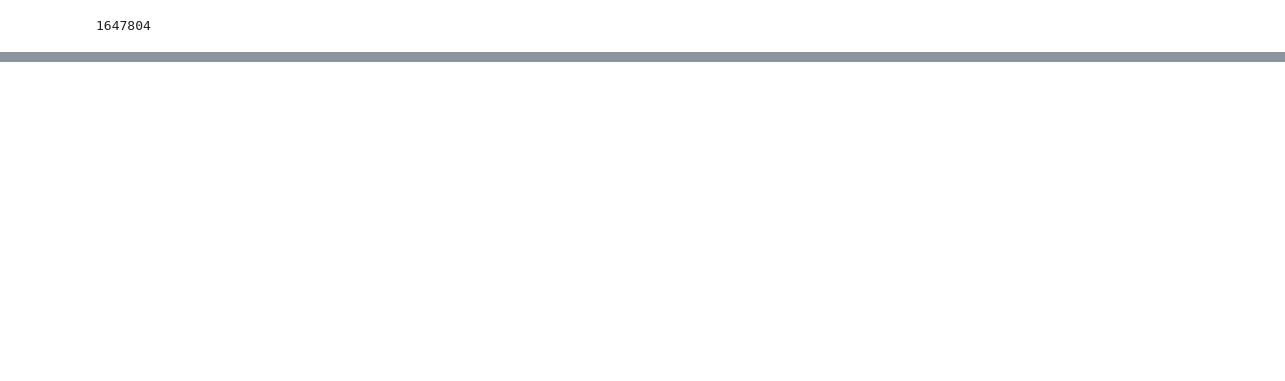
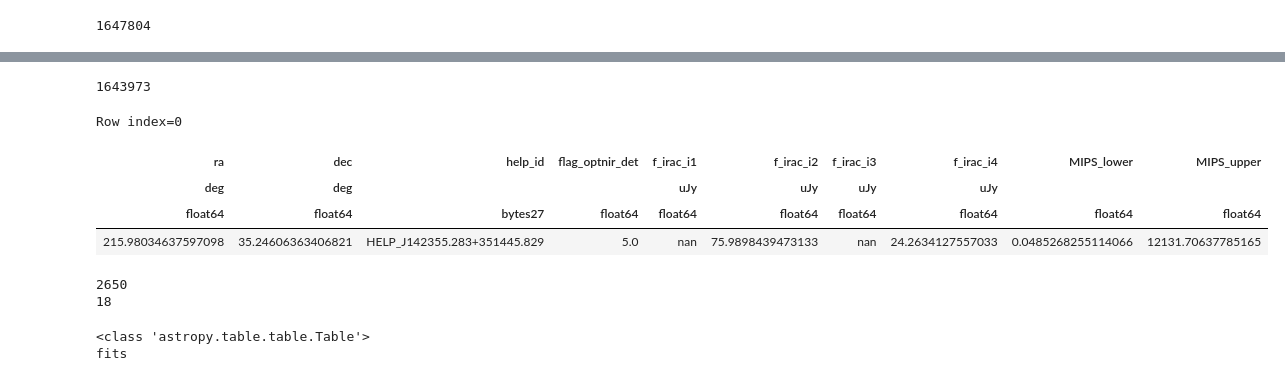
Before and after one commit to StevenDuivenvoorden/FIR-group, a Jupyter notebook: Ian/lofar/deep_fields/Bootes/XID+_preparation.ipynb, the cells around one changed output, grey strips where cells are left out. Cells and saved outputs as stored; diff of their text form; code cells hidden in the pictures; blank space fills up the shorter version.

```diff
--- a/Ian/lofar/deep_fields/Bootes/XID+_preparation.ipynb
+++ b/Ian/lofar/deep_fields/Bootes/XID+_preparation.ipynb
@@ -578,0 +487,79 @@ Table.write(merged_lofar_prior,'data/xid+_prepared_cat.fits')
+# %%
+i1_f = lofar['ch1_flux_corr']
+
+i2_f = lofar['ch2_flux_corr']
+
+i3_f = lofar['ch3_flux_corr']
+
+i4_f = lofar['ch4_flux_corr']
+# %%
+cra = Column(ras,name='ra')
+cdec = Column(decs,name='dec')
+cids = Column(ids,name='help_id')
+cdet = Column(np.zeros(len(ras))-99,name='flag_optnir_det')
+ci1 = Column(i1_f,name='f_irac_i1')
+ci2 = Column(i2_f,name='f_irac_i2')
+ci3 = Column(i3_f,name='f_irac_i3')
+ci4 = Column(i4_f,name='f_irac_i4')
+lofar_prior = Table()
+lofar_prior.add_columns([cra,cdec,cids,cdet,ci1,ci2,ci3,ci4])
+# %%
+MIPS_lower=np.full(len(lofar_prior),0.0)
+MIPS_upper=np.full(len(lofar_prior),1E5)
+for i in range(len(lofar_prior)):
+    if np.isnan(lofar_prior['f_irac_i4'][i])==False:
+        MIPS_lower[i]=lofar_prior['f_irac_i4'][i]/500.0
+        MIPS_upper[i]=lofar_prior['f_irac_i4'][i]*500.0
+    elif np.isnan(lofar_prior['f_irac_i3'][i])==False:
+        MIPS_lower[i]=lofar_prior['f_irac_i3'][i]/500.0
+        MIPS_upper[i]=lofar_prior['f_irac_i3'][i]*500.0
+    elif np.isnan(lofar_prior['f_irac_i2'][i])==False:
+        MIPS_lower[i]=lofar_prior['f_irac_i2'][i]/500.0
+        MIPS_upper[i]=lofar_prior['f_irac_i2'][i]*500.0
+    elif np.isnan(lofar_prior['f_irac_i1'][i])==False:
+        MIPS_lower[i]=lofar_prior['f_irac_i1'][i]/500.0
+        MIPS_upper[i]=lofar_prior['f_irac_i1'][i]*500.0
+
+mips_lower_col = Column(MIPS_lower,name='MIPS_lower')
+mips_upper_col = Column(MIPS_upper,name='MIPS_upper')
+lofar_prior = Table()
+lofar_prior.add_columns([cra,cdec,cids,cdet,ci1,ci2,ci3,ci4,mips_lower_col,mips_upper_col])
+# %%
+prior_cat = vstack([prior_cat,lofar_prior])
+print(len(prior_cat))
+prior_cat[0]
+# %% [output]
+1643973
+Row index=0
+| ra | dec | help_id | flag_optnir_det | f_irac_i1 | f_irac_i2 | f_irac_i3 | f_irac_i4 | MIPS_lower | MIPS_upper |
+| deg | deg |  |  | uJy | uJy | uJy | uJy |  |  |
+| float64 | float64 | bytes27 | float64 | float64 | float64 | float64 | float64 | float64 | float64 |
+| 215.98034637597098 | 35.24606363406821 | HELP_J142355.283+351445.829 | 5.0 | nan | 75.9898439473133 | nan | 24.2634127557033 | 0.0485268255114066 | 12131.70637785165 |
+# %%
+# remove sources not near the LOFAR sources to make running XID+ quicker
+from astropy.coordinates import SkyCoord
+from astropy import units as u
+c = SkyCoord(ra=ras*u.degree, dec=decs*u.degree)
+import pymoc
+moc=pymoc.util.catalog.catalog_to_moc(c,70,15)
+
+
+mask_moc =  inMoc(prior_cat['ra'],prior_cat['dec'],moc)
+prior_cat = prior_cat[mask_moc]
+
+print(len(prior_cat))
+
+mask = np.array(['ILTJ' in name for name in prior_cat['help_id']])
+print(np.sum(mask))
+# %% [output]
+2650
+18
+# %%
+from astropy.io import registry
+from astropy.table.info import serialize_method_as
+
+with serialize_method_as(prior_cat, None):
+            registry.write(prior_cat,'data/data_release/xidplus_prior_cat_MIPS_v0_7.fits',format='fits',overwrite=True)
+# %% [output]
+<class 'astropy.table.table.Table'>
+fits
```
Also changed, not shown: parts of 31 cells of this notebook, 36 other files.
